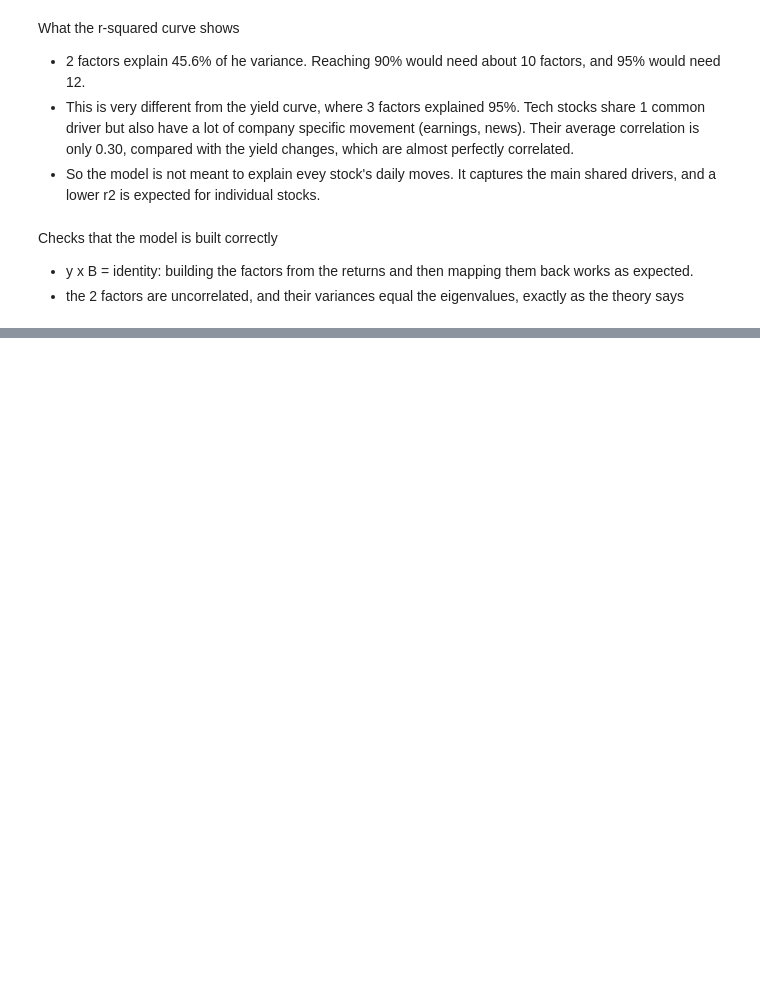
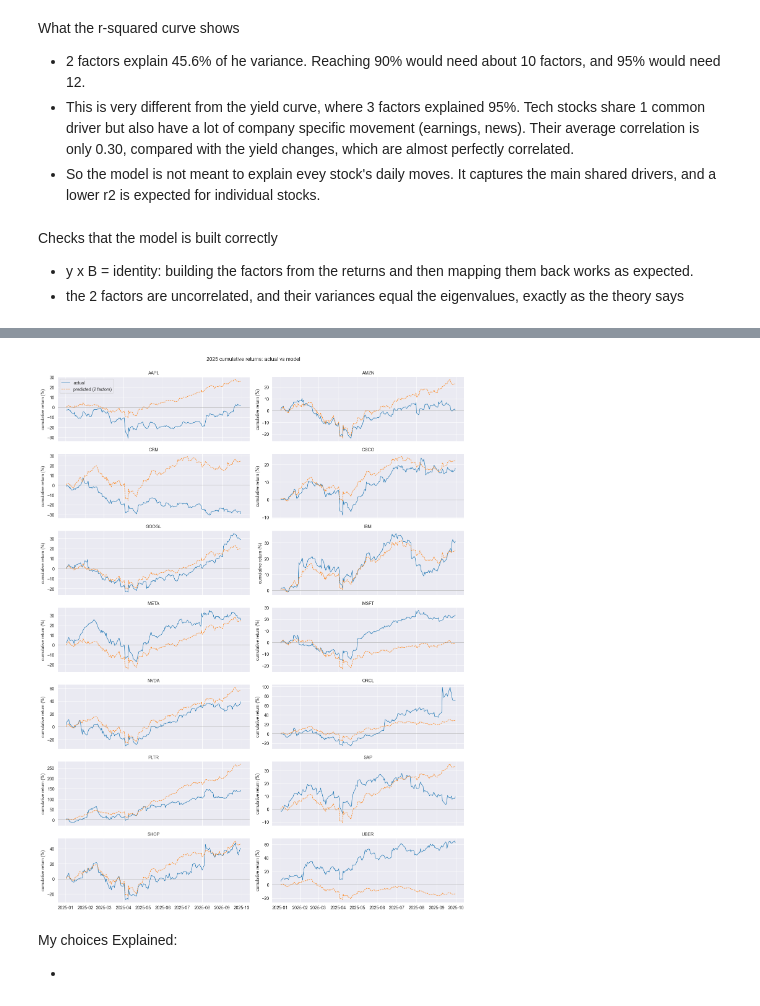
Before and after one commit to Gok-ML-AI/ARPM, a Jupyter notebook: module-01-linear-mean-covariance/Principal-Component-Analysis/pp_orincipal_component_portfolios_of_technology_stocks.ipynb, the cells around one changed output, grey strips where cells are left out. Drawn from its saved outputs; the diff is of its cells as text; code cells hidden in the pictures; blank space fills up the shorter version.

Commit message:
Task 4 code, still to add explain

```diff
--- a/module-01-linear-mean-covariance/Principal-Component-Analysis/pp_orincipal_component_portfolios_of_technology_stocks.ipynb
+++ b/module-01-linear-mean-covariance/Principal-Component-Analysis/pp_orincipal_component_portfolios_of_technology_stocks.ipynb
@@ -625,0 +746,25 @@ Checks that the model is built correctly
+# %%
+# Tracking over time (Cumulative returns 2025)
+
+# Compound the daily returns to see whether the model tracks each stock's path through 2025
+cumulative_actual = (1 + testing_returns).cumprod() - 1
+cumulative_predicted = (1 + predicted_test).cumprod() - 1
+
+fig, axes = plt.subplots(7, 2, figsize=(14, 18), sharex=True)
+for ax, ticker in zip(axes.flatten(), stock_names):
+    ax.plot(cumulative_actual.index, 100 * cumulative_actual[ticker], label='actual', linewidth=1)
+    ax.plot(cumulative_predicted.index, 100 * cumulative_predicted[ticker], label='predicted (2 factors)',
+            linestyle='--', linewidth=1)
+    ax.axhline(0, color='grey', linewidth=0.5)
+    ax.set_title(ticker, fontsize=10)
+    ax.set_ylabel('cumulative return (%)')
+axes[0, 0].legend()
+plt.suptitle('2025 cumulative returns: actual vs model', y=1.0)
+plt.tight_layout()
+plt.show()
+# %% [output]
+[figure, added]
+# %% [markdown]
+My choices Explained:
+
+-
```
Also changed, not shown: parts of 6 cells of this notebook.
